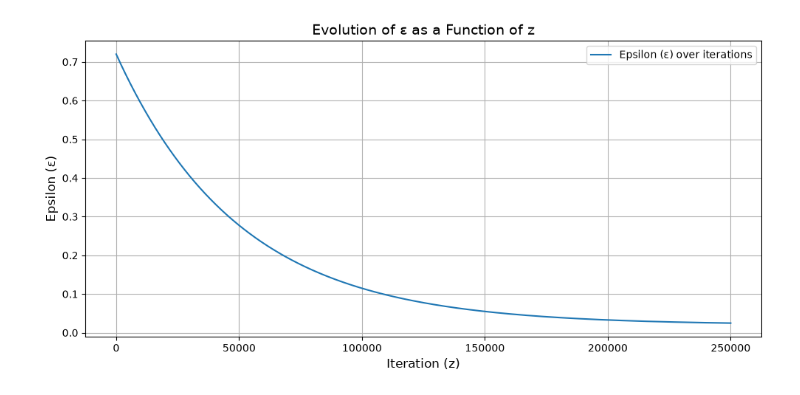
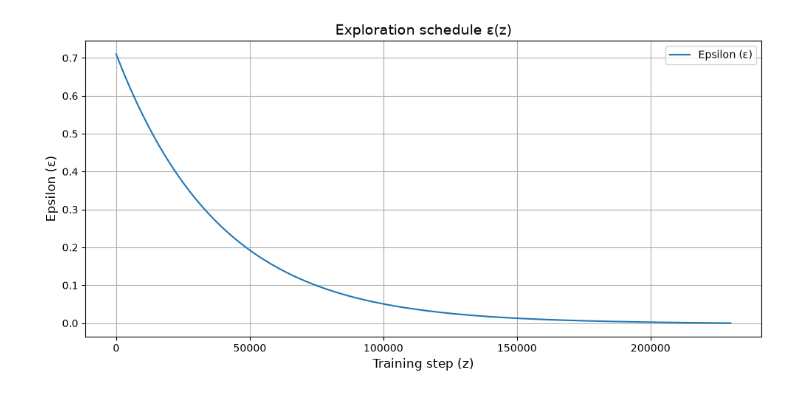
Before and after one commit to Martijn-vd-s/gym-unbalanced-disk-5SC28-group-24, a Jupyter notebook: src/swingup/q_learning/Q_Learning_latest.ipynb, the cells around one changed output. Saved outputs shown, nothing was run; the diff lists cells and outputs as text; code cells hidden in the pictures.

```diff
--- a/src/swingup/q_learning/Q_Learning_latest.ipynb
+++ b/src/swingup/q_learning/Q_Learning_latest.ipynb
@@ -208,54 +215,20 @@ def Qlearn(env, nsteps=5000, nvec_angle = 360 , nvec_rps = 30 ,callbackfeq=5000,
 # %%
 import matplotlib.pyplot as plt
 
-# Define parameters
-n_steps = 250_000                # Total number of steps (samples)
-n_vec_angle = 360                  # Number of angular divisions
-n_vec_rps = 30                     # Rotations per second
+# Visualise the epsilon (exploration) schedule used in Qlearn.
+n_steps = 230_000
+z_values = range(n_steps)
+eps_values = [(0.7 * np.exp(-5 * z / n_steps) + 0.01) * max(0.0, 1 - z / n_steps) for z in z_values]
 
-# Create the z-axis values
-z_values = range(n_steps)
-
-# Compute epsilon values with piecewise decay logic
-# eps_values = [
-#     max(
-#         0.05,  # Minimum threshold for eps
-#         1 - 0.99 * z / (n_vec_angle * n_vec_rps * 2.5 - 1),         # First decay function
-#         0.3 - 0.15 * z * 1.4 / (n_steps - 1) ,                     # Second decay function
-#         0.4 - 0.15 * z *3/ (n_steps - 1)
-#     )
-#     for z in z_values
-# ]
-
-
-eps_values = [
-    max(
-        0.02,  # Minimum threshold for eps
-        # exponentiële decay functie die snel begint en langzaam afneemt, met een asymptoot bij 0.05
-        # 0.3 * np.exp(-5 * z / n_steps) + 0.05
-        0.7 * np.exp(-5 * z / (n_steps)) + 0.02
-    )
-    for z in z_values
-]
-
-
-# eps_values = [
-#     max(0.05,
-#                 1 - 0.95 * z / (n_vec_angle * n_vec_rps * 3 - 1),
-#                 0.3 - 0.25 * z * 1.4 / (n_vec_rps - 1))
-#     for z in z_values
-# ]
-
-# Plot the evolution of epsilon over z
 plt.figure(figsize=(10, 5))
-plt.plot(z_values, eps_values, label="Epsilon (ε) over iterations")
-plt.xlabel("Iteration (z)", fontsize=12)
+plt.plot(z_values, eps_values, label="Epsilon (ε)")
+plt.xlabel("Training step (z)", fontsize=12)
 plt.ylabel("Epsilon (ε)", fontsize=12)
-plt.title("Evolution of ε as a Function of z", fontsize=14)
+plt.title("Exploration schedule ε(z)", fontsize=14)
 plt.grid(True)
 plt.legend()
 plt.tight_layout()
 plt.show()
 # %% [output]
-[figure, old version]
+[figure, new version]
 # %%
```
Also changed, not shown: parts of 7 cells of this notebook, 18 other files.
